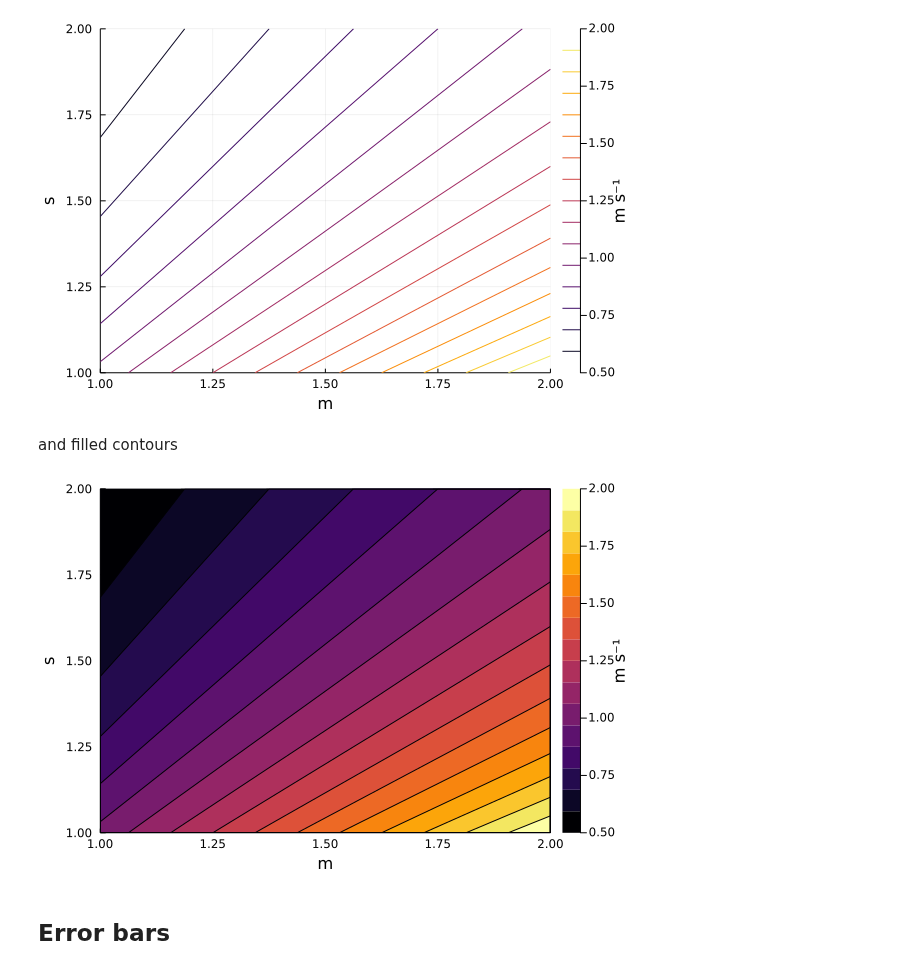
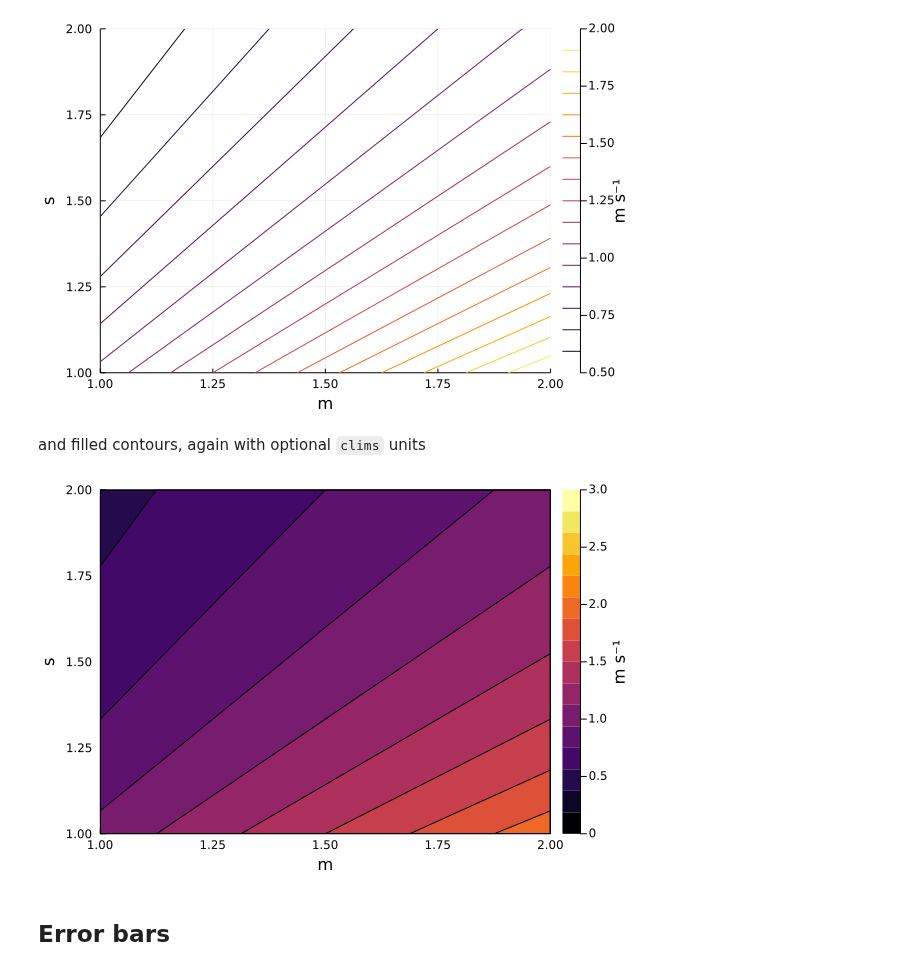
Before and after one commit to jw3126/UnitfulRecipes.jl, a Jupyter notebook: dev/notebooks/1_Examples.ipynb, the cells around one changed output. Drawn from its saved outputs; the diff is of its cells as text; code cells hidden in the pictures.

```diff
--- a/dev/notebooks/1_Examples.ipynb
+++ b/dev/notebooks/1_Examples.ipynb
@@ -178,11 +186,11 @@ contour(x, y, z)
 # %% [output]
 [figure]
 # %% [markdown]
-and filled contours
+and filled contours, again with optional `clims` units
 # %%
-contourf(x, y, z)
+contourf(x, y, z, clims=(0u"m/s", 3u"m/s"))
 # %% [output]
-[figure, old version]
+[figure, new version]
 # %% [markdown]
 ## Error bars
 # %% [markdown]
```
Also changed, not shown: parts of 24 cells of this notebook, 5 other files.
